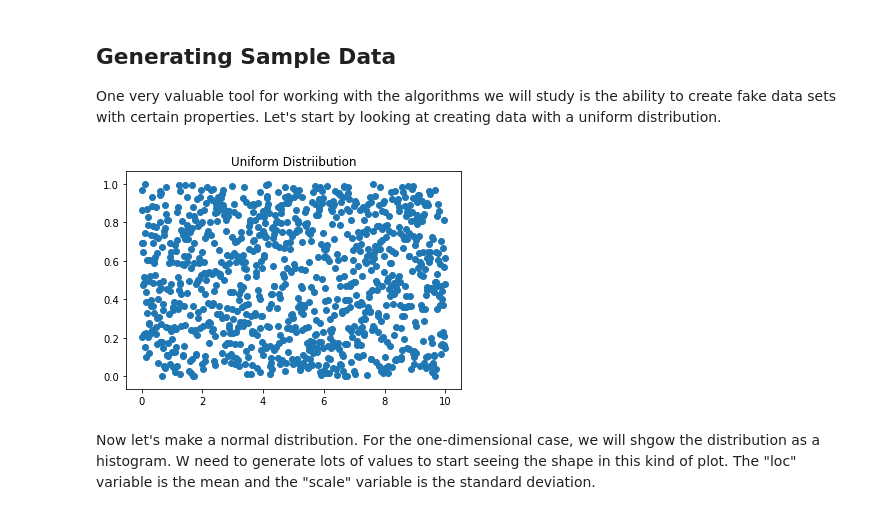
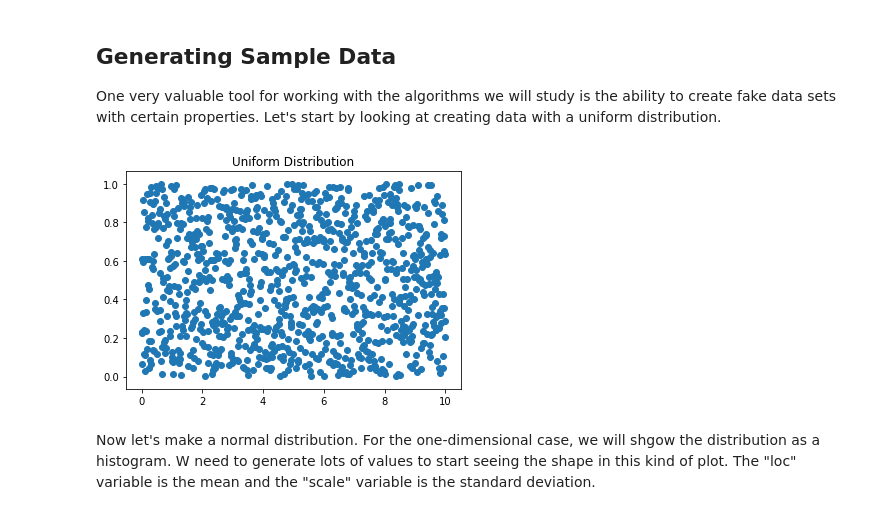
Before and after one commit to JoeDumoulin/CSCD439F17, a Jupyter notebook: notebooks/ML-Generating Sample Data.ipynb, the cells around one changed output. Cells and saved outputs as stored; diff of their text form; code cells hidden in the pictures.

```diff
--- a/notebooks/ML-Generating Sample Data.ipynb
+++ b/notebooks/ML-Generating Sample Data.ipynb
@@ -4,15 +4,15 @@ One very valuable tool for working with the algorithms we will study is the abil
 # %%
 import numpy as np
 import matplotlib.pyplot as plt
 
 N = 1000
 x = np.linspace(0.0, 10.0, N)
 y = np.random.rand(N)
-plt.title('Uniform Distriibution')
+plt.title('Uniform Distribution')
 plt.scatter(x,y)
 plt.show()
 # %% [output]
-[figure, old version]
+[figure, new version]
 # %% [markdown]
 Now let's make a normal distribution.  For the one-dimensional case, we will shgow the distribution as a histogram.  W need to generate lots of values to start seeing the shape in this kind of plot.  The "loc" variable is the mean and the "scale" variable is the standard deviation.
 # %%
```
Also changed, not shown: parts of 1 cell of this notebook, 3 other files.
